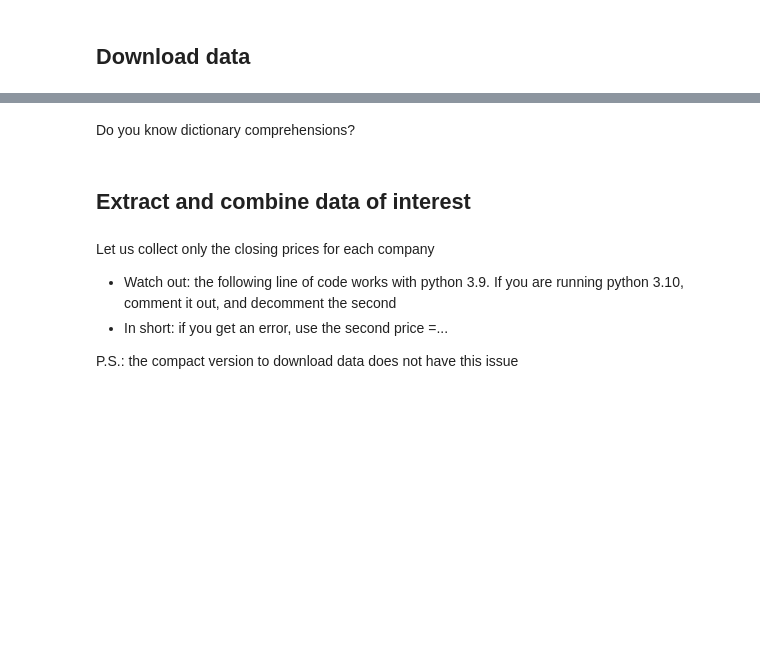
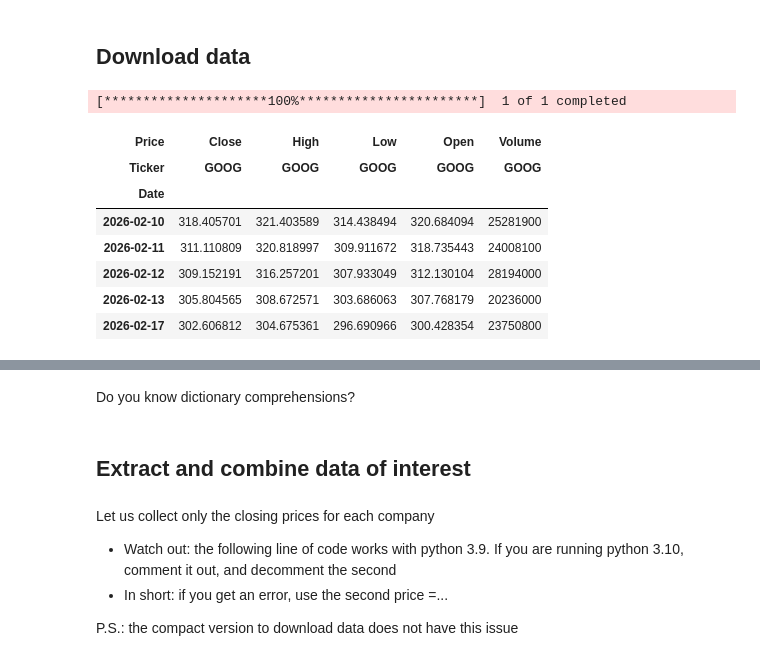
Before and after one commit to EMbeDS-education/ComputingDataAnalysisModeling20252026, a Jupyter notebook: ICT/jupyter/jupyterNotebooks/06NumPy_Pandas.ipynb, the cells around one changed output, grey strips where cells are left out. Drawn from its saved outputs; the diff is of its cells as text; code cells hidden in the pictures; blank space fills up the shorter version.

```diff
--- a/ICT/jupyter/jupyterNotebooks/06NumPy_Pandas.ipynb
+++ b/ICT/jupyter/jupyterNotebooks/06NumPy_Pandas.ipynb
@@ -1974,9 +2267,19 @@ yf.download(companies,first_day,today, auto_adjust=True)['Close']
 # %% [markdown]
 ## Download data
 # %%
-yf.download('GOOG')
+yf.download('GOOG').head()
 #yf.download('GOOG').head()
 #yf.download('GOOG').iloc[0]
 #yf.download('GOOG').iloc[-1]
+# %% [output]
+[*********************100%***********************]  1 of 1 completed
+| Price | Close | High | Low | Open | Volume |
+| Ticker | GOOG | GOOG | GOOG | GOOG | GOOG |
+| Date |  |  |  |  |  |
+| 2026-02-10 | 318.405701 | 321.403589 | 314.438494 | 320.684094 | 25281900 |
+| 2026-02-11 | 311.110809 | 320.818997 | 309.911672 | 318.735443 | 24008100 |
+| 2026-02-12 | 309.152191 | 316.257201 | 307.933049 | 312.130104 | 28194000 |
+| 2026-02-13 | 305.804565 | 308.672571 | 303.686063 | 307.768179 | 20236000 |
+| 2026-02-17 | 302.606812 | 304.675361 | 296.690966 | 300.428354 | 23750800 |
 # %%
 yf.download('IBM')
```
Also changed, not shown: parts of 58 cells of this notebook.
